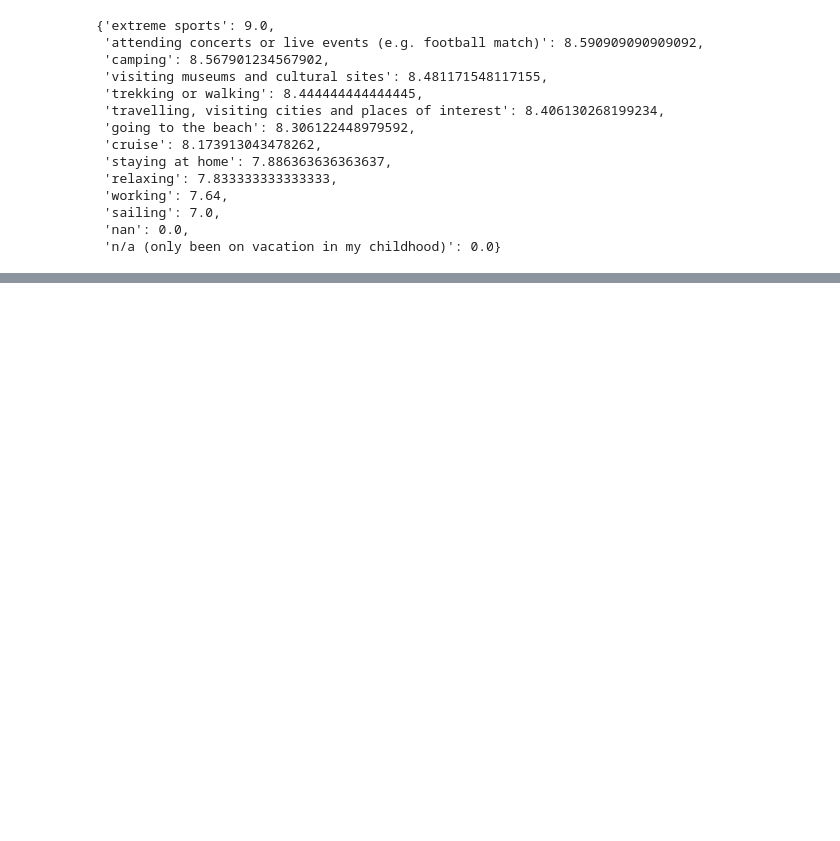
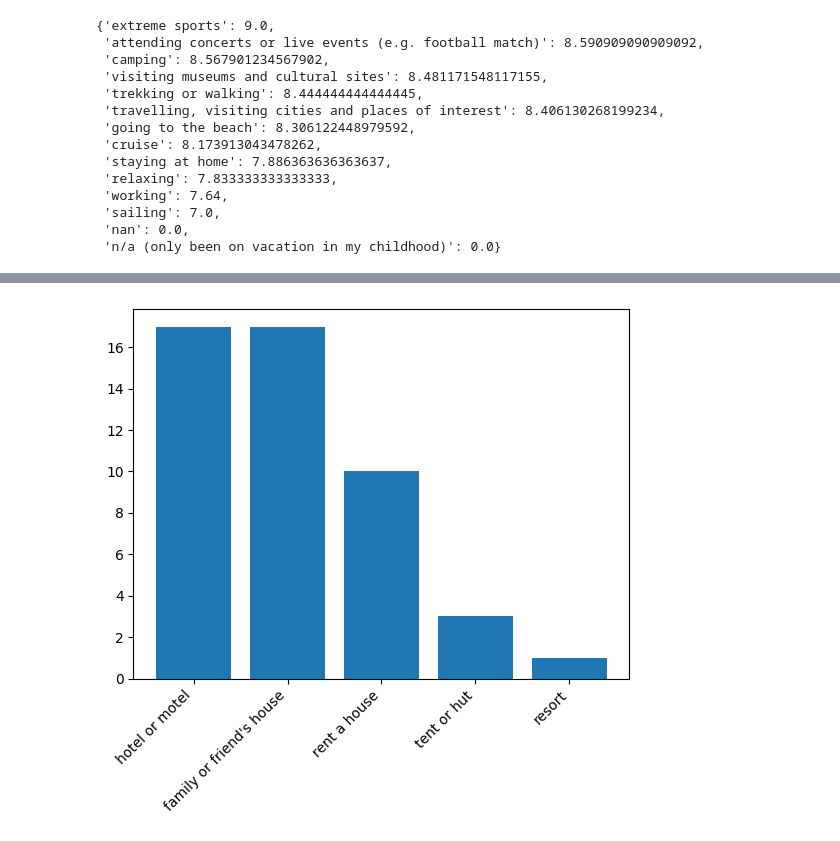
Before and after one commit to nic-obert/vacation-analysis, a Jupyter notebook: analyze.ipynb, the cells around one changed output, grey strips where cells are left out. Drawn from its saved outputs; the diff is of its cells as text; code cells hidden in the pictures; blank space fills up the shorter version.

```diff
--- a/analyze.ipynb
+++ b/analyze.ipynb
@@ -790,0 +886,100 @@ dict(zip(unique_activities, enjoyment))
+# %%
+# Track accomodation popularity through the age ranges
+
+# Split the accomodation into a list
+accomodation = df.groupby('age')['accommodation'].apply(lambda x: x.str.split(';').sum())
+
+# Remove the <14 age range because there's too little data
+accomodation = accomodation.drop('<14')
+
+# for each age range count the times each accomodation type is mentioned
+accomodation = accomodation.apply(lambda x: pd.Series(x).value_counts())
+
+# Fill the missing values with 0
+accomodation = accomodation.fillna(0)
+
+# Split into age ranges and remove the accomodation where there's no data
+accomodation_14_16 = sorted(accomodation.iloc[0], reverse=True)
+labels_14_16 = accomodation.iloc[0].index
+accomodation_14_16, labels_14_16 = zip(*[(accomodation, label) for accomodation, label in zip(accomodation_14_16, labels_14_16) if accomodation > 0])
+
+accomodation_16_18 = sorted(accomodation.iloc[1], reverse=True)
+labels_16_18 = accomodation.iloc[1].index
+accomodation_16_18, labels_16_18 = zip(*[(accomodation, label) for accomodation, label in zip(accomodation_16_18, labels_16_18) if accomodation > 0])
+
+accomodation_18_25 = sorted(accomodation.iloc[2], reverse=True)
+labels_18_25 = accomodation.iloc[2].index
+accomodation_18_25, labels_18_25 = zip(*[(accomodation, label) for accomodation, label in zip(accomodation_18_25, labels_18_25) if accomodation > 0])
+
+accomodation_25_ = sorted(accomodation.iloc[3], reverse=True)
+labels_25_ = accomodation.iloc[3].index
+accomodation_25_, labels_25_ = zip(*[(accomodation, label) for accomodation, label in zip(accomodation_25_, labels_25_) if accomodation > 0])
+
+# Plot the accomodation popularity for each age range using a bar chart
+import matplotlib.pyplot as plt
+
+plt.bar(labels_14_16[:5], accomodation_14_16[:5])
+plt.setp(plt.gca().get_xticklabels(), rotation=45, horizontalalignment='right')
+plt.show()
+
+plt.bar(labels_16_18[:5], accomodation_16_18[:5])
+plt.setp(plt.gca().get_xticklabels(), rotation=45, horizontalalignment='right')
+plt.show()
+
+plt.bar(labels_18_25[:5], accomodation_18_25[:5])
+plt.setp(plt.gca().get_xticklabels(), rotation=45, horizontalalignment='right')
+plt.show()
+
+plt.bar(labels_25_[:5], accomodation_25_[:5])
+plt.setp(plt.gca().get_xticklabels(), rotation=45, horizontalalignment='right')
+plt.show()
+
+
+# Track the popularity of 'family or friend's house' through the age ranges
+
+# Caluclate the number of times 'family or friend's house' is mentioned through each age range
+age_ranges = ['14-16', '16-18', '18-25', '25+']
+percentages = [0, 0, 0, 0]
+for i, age_range in enumerate(age_ranges):
+    # Get the number of times 'family or friend's house' is mentioned
+    family_friends_house = accomodation.iloc[i]['family or friend\'s house']
+
+    # Get the total number of accomodation types mentioned
+    total = accomodation.iloc[i].sum()
+
+    # Calculate the percentage
+    percentages[i] = family_friends_house / total * 100
+
+# Plot the percentage using a line chart
+import matplotlib.pyplot as plt
+
+plt.plot(age_ranges, percentages)
+plt.show()
+
+print(dict(zip(age_ranges, percentages)))
+
+# Track the popularity of 'hotel or motel' through the age ranges
+
+# Caluclate the number of times 'hotel or motel' is mentioned through each age range
+age_ranges = ['14-16', '16-18', '18-25', '25+']
+percentages = [0, 0, 0, 0]
+for i, age_range in enumerate(age_ranges):
+    # Get the number of times 'hotel or motel' is mentioned
+    hotel_motel = accomodation.iloc[i]['hotel or motel']
+
+    # Get the total number of accomodation types mentioned
+    total = accomodation.iloc[i].sum()
+
+    # Calculate the percentage
+    percentages[i] = hotel_motel / total * 100
+
+# Plot the percentage using a line chart
+
+plt.plot(age_ranges, percentages)
+plt.show()
+
+print(dict(zip(age_ranges, percentages)))
+
+accomodation
+# %% [output]
+[figure, added]
```
Also changed, not shown: parts of 6 cells of this notebook.
